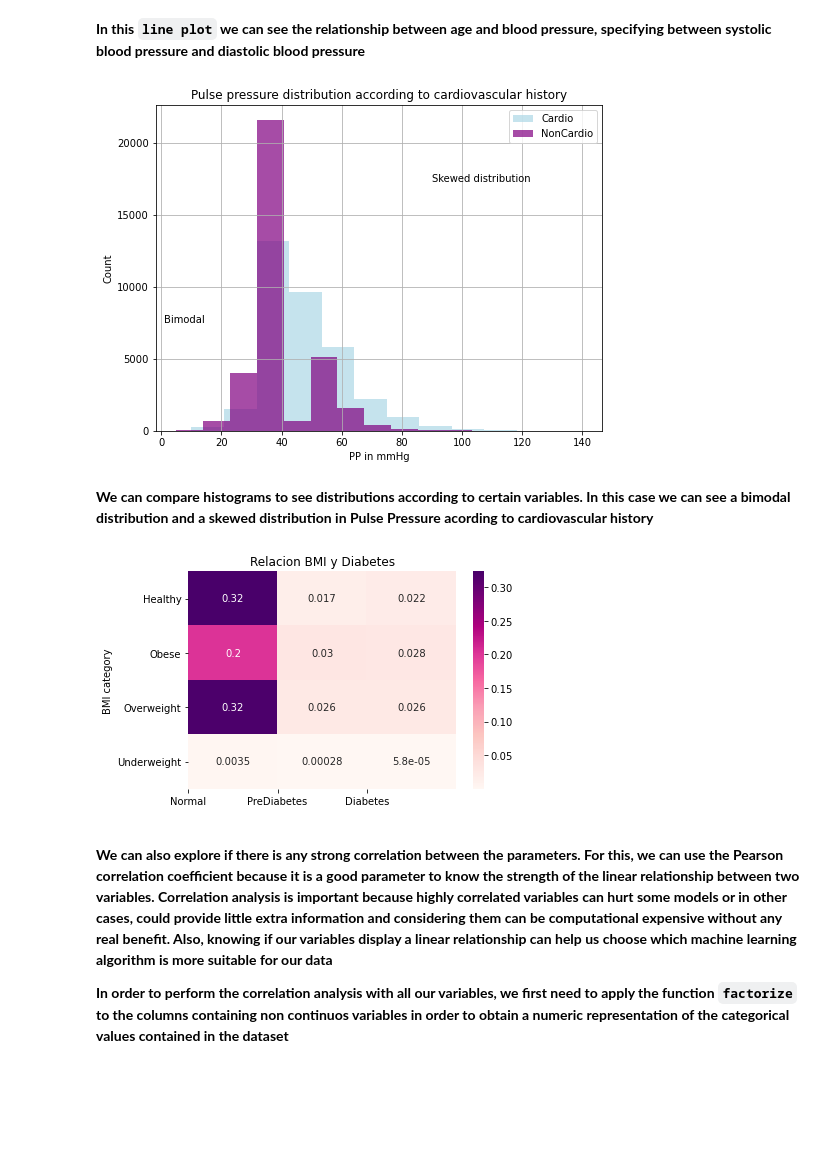
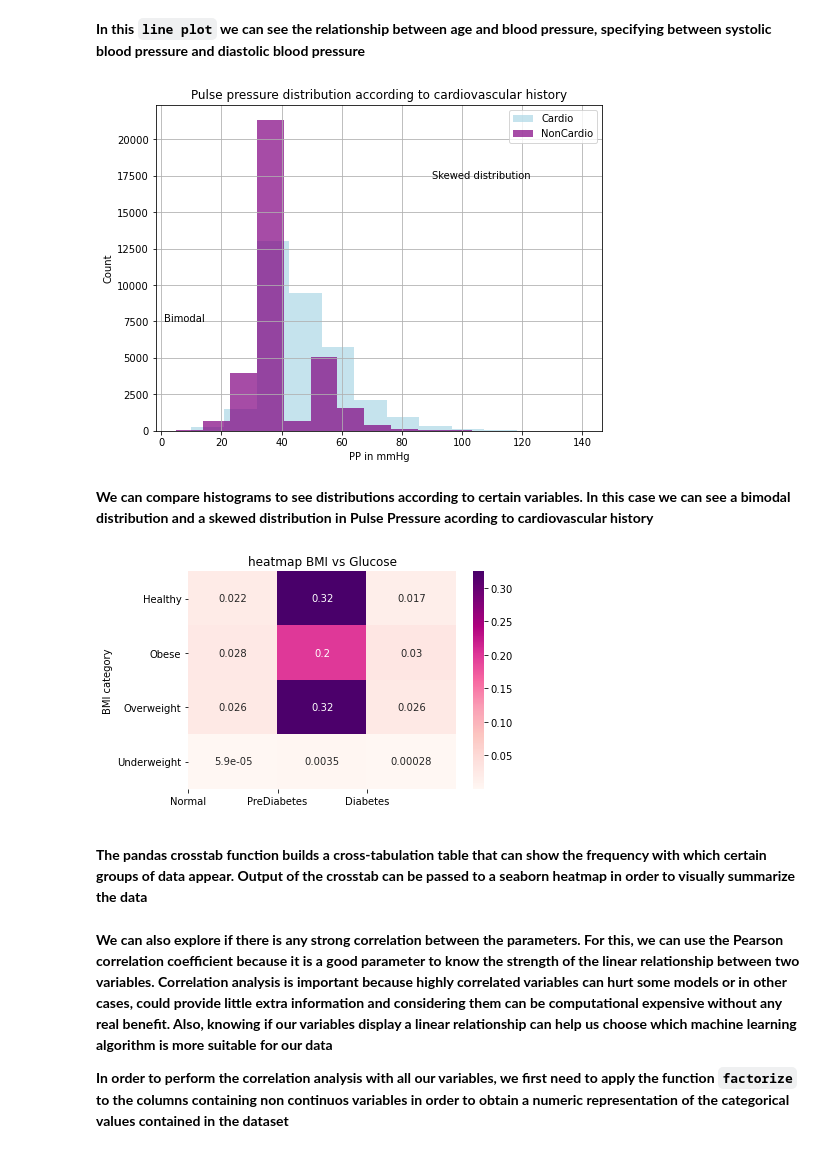
Before and after one commit to Garcia-Gonzalo/risk_factors, a Jupyter notebook: scripts/visualizaciones_final.ipynb, the cells around one changed output. Drawn from its saved outputs; the diff is of its cells as text; code cells hidden in the pictures; blank space fills up the shorter version.

Commit message:
update visualizaciones_final

```diff
--- a/scripts/visualizaciones_final.ipynb
+++ b/scripts/visualizaciones_final.ipynb
@@ -29,7 +11,7 @@ Note: you may need to restart the kernel to use updated packages.
 # %% [markdown]
 ### Loading the clean data after EDA
 # %%
-data = pd.read_csv('../data/data_limpia.csv', index_col= None)
+data = pd.read_csv('../data/data_clean.csv', index_col= None)
 # %%
 data.head(2)
 # %% [output]
@@ -39,8 +21,8 @@ data.head(2)
 # %% [markdown]
 **The next step is to create some visuals in order to understand further our dataset by exploring relationships existent in it. For this, it is very useful to use  Pandas's integration with the Matplotlib visualisation library, allowing figures to be created directly from DataFrame and Series data objects. Also the `seaborn` library that we imported previously. Seaborn facilitates strong attractive statistical graphics that are easy to code**
 # %%
-data['BMICat'] = data['BMICat'].replace({'Bajo peso': 'Underweight', 'Obesidad': 'Obese', 'Peso normal': 'Healthy', 'Sobrepeso': 'Overweight'})
-data_BMI = data.groupby(['BMICat', 'gender']).size().reset_index().pivot(columns='gender', index='BMICat', values=0)
+data['bmi_cat'] = data['bmi_cat'].replace({'Bajo peso': 'Underweight', 'Obesidad': 'Obese', 'Peso normal': 'Healthy', 'Sobrepeso': 'Overweight'})
+data_BMI = data.groupby(['bmi_cat', 'gender']).size().reset_index().pivot(columns='gender', index='bmi_cat', values=0)
 
 data_BMI.reindex(["Underweight", "Healthy", "Overweight", "Obese"]).plot(kind="bar", stacked=True, colormap='coolwarm')
 plt.title("Number of people by Body Mass Index",  fontsize=14)
@@ -62,9 +44,9 @@ plt.show()
 fig = plt.figure(figsize=(12, 8))
 sub1 = plt.subplot(2, 2, 1)
 
-data['gender'] = data['gender'].replace({1: 'Male',  2: 'Female'})
+data['gender'] = data['gender'].replace({'m': 'Male',  'f': 'Female'})
 
-ax1 = sns.boxplot(x="BMICat", y="AgeinYr", data=data, hue = 'gender', palette = "coolwarm")
+ax1 = sns.boxplot(x="bmi_cat", y="AgeinYr", data=data, hue = 'gender', palette = "coolwarm")
 plt.title("BMI by Age and Gender")
 ax1.set(ylabel="Age")
 
@@ -95,7 +77,7 @@ Text(0.5, 1.0, 'Distribution of BMI by Blood sugar')
 
 fig = plt.figure(figsize=(12, 8))
 
-data['gender'] = data['gender'].replace({1: 'Male',  2: 'Female'})
+data['gender'] = data['gender'].replace({'m': 'Male',  'f': 'Female'})
 data['smoke'] = data['smoke'].replace({1: 'Smoker',  0: 'Non-Smoker'})
 data['alco'] = data['alco'].replace({1: 'Yes',  0: 'No'})
 
@@ -193,17 +175,19 @@ plt.ylabel('Count')
 plt.title('Pulse pressure distribution according to cardiovascular history')
 plt.show()
 # %% [output]
-[figure, old version]
+[figure, new version]
 # %% [markdown]
 **We can compare histograms to see distributions according to certain variables. In this case we can see a bimodal distribution and a skewed distribution in Pulse Pressure acording to cardiovascular history**
 # %%
-sns.heatmap(pd.crosstab(data.BMICat, data.gluc, normalize='all'), annot=True, cmap = 'RdPu')
-plt.title('Relacion BMI y Diabetes')
+sns.heatmap(pd.crosstab(data.bmi_cat, data.gluc, normalize='all'), annot=True, cmap = 'RdPu')
+plt.title('heatmap BMI vs Glucose')
 plt.ylabel('BMI category'), plt.xlabel(' ')
 plt.xticks([0,1,2],['Normal', 'PreDiabetes','Diabetes'])
 plt.show()
 # %% [output]
-[figure, old version]
+[figure, new version]
+# %% [markdown]
+**The pandas crosstab function builds a cross-tabulation table that can show the frequency with which certain groups of data appear. Output of the crosstab can be passed to a seaborn heatmap in order to visually summarize the data**
 # %% [markdown]
 **We can also explore if there is any strong correlation between the parameters. For this, we can use the Pearson correlation coefficient because it is a good parameter to know the strength of the linear relationship between two variables.
 Correlation analysis is important because highly correlated variables can hurt some models or in other cases, could provide little extra information and considering them can be computational expensive without any real benefit. Also, knowing if our variables display a linear relationship can help us choose which machine learning algorithm is more suitable for our data**
```
Also changed, not shown: parts of 10 cells of this notebook.
